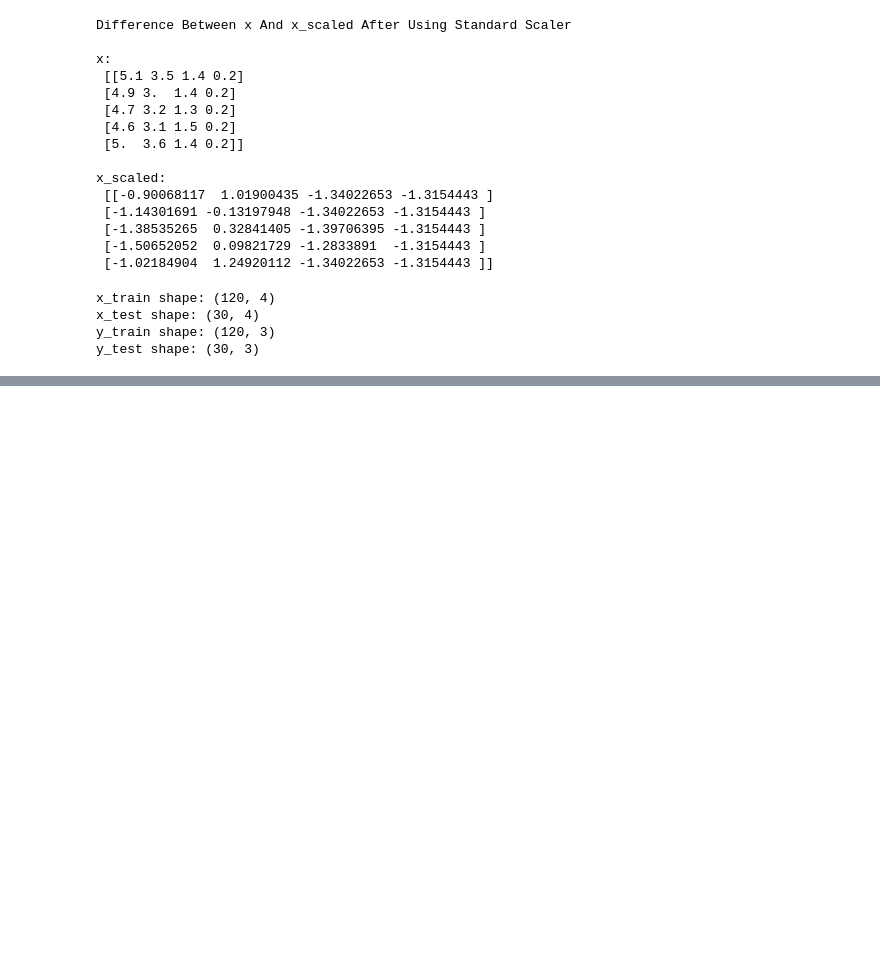
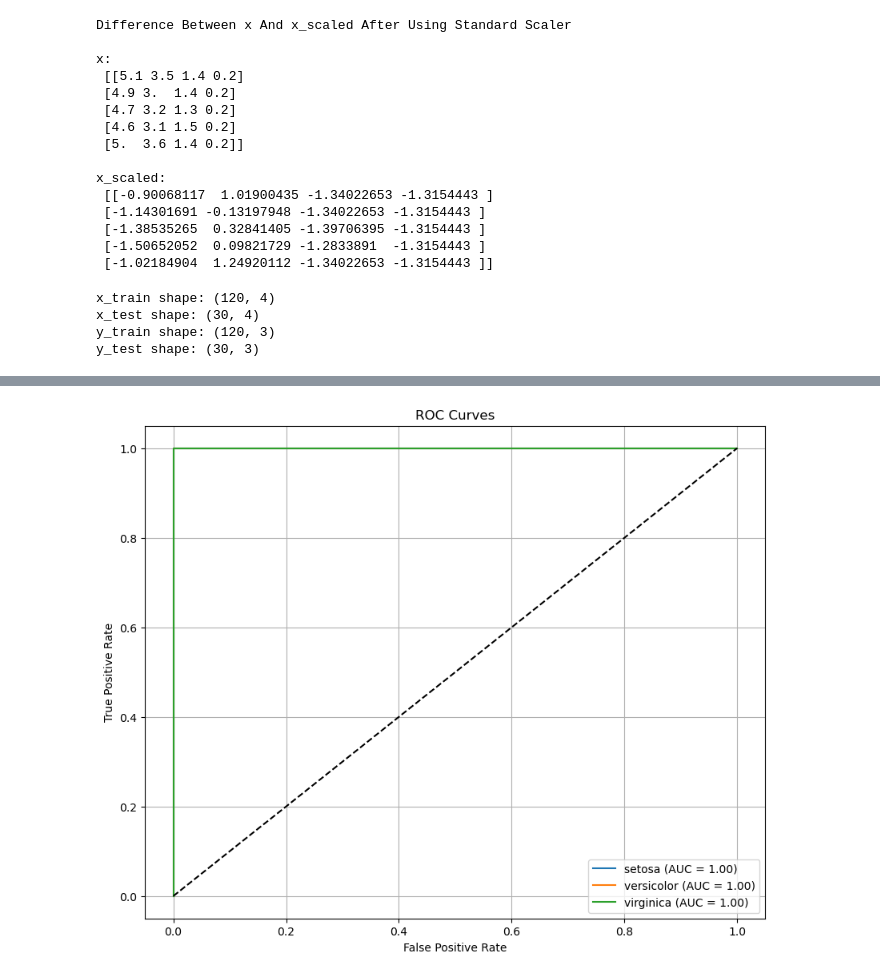
Before and after one commit to Ahmed0Harfoush/-CodeAlpha_Iris-Flower-Classification, a Jupyter notebook: _Iris_Flower_Classification.ipynb, the cells around one changed output, grey strips where cells are left out. Saved outputs shown, nothing was run; the diff lists cells and outputs as text; code cells hidden in the pictures; blank space fills up the shorter version.

```diff
--- a/_Iris_Flower_Classification.ipynb
+++ b/_Iris_Flower_Classification.ipynb
@@ -495,0 +599,83 @@ weighted avg       0.96      0.96      0.96        90
+# %%
+import numpy as np
+import matplotlib.pyplot as plt
+from sklearn.datasets import load_iris
+from sklearn.model_selection import train_test_split
+from sklearn.metrics import roc_curve, auc, confusion_matrix, ConfusionMatrixDisplay
+from tensorflow.keras.utils import to_categorical
+from tensorflow.keras.models import Sequential
+from tensorflow.keras.layers import Dense, Dropout
+from tensorflow.keras.callbacks import ReduceLROnPlateau, ModelCheckpoint, EarlyStopping
+
+# Load Iris dataset
+iris = load_iris()
+X = iris.data  # Shape: (150, 4)
+y = iris.target  # Integer labels (0, 1, 2)
+y_one_hot = to_categorical(y)  # One-hot encoded: (150, 3)
+classes = iris.target_names  # ['setosa', 'versicolor', 'virginica']
+
+# Split data
+X_train, X_test, y_train, y_test = train_test_split(X, y_one_hot, test_size=0.2, random_state=42)
+
+# Define model building function
+def build_advanced_model(input_dim, num_classes):
+    """Build a Keras model with dropout and regularization."""
+    model = Sequential([
+        Dense(64, activation='relu', input_shape=(input_dim,), kernel_regularizer='l2'),
+        Dropout(0.3),
+        Dense(32, activation='relu', kernel_regularizer='l2'),
+        Dropout(0.3),
+        Dense(num_classes, activation='softmax')
+    ])
+    model.compile(optimizer='adam', loss='categorical_crossentropy', metrics=['accuracy'])
+    return model
+
+# Build model with correct input dimension
+input_dim = X_train.shape[1]  # 4 features for Iris
+num_classes = y_train.shape[1]  # 3 classes
+model = build_advanced_model(input_dim, num_classes)
+
+# Callbacks
+early_stopping = EarlyStopping(monitor='val_loss', patience=10, restore_best_weights=True)
+reduce_lr = ReduceLROnPlateau(monitor='val_loss', factor=0.2, patience=5, min_lr=0.0001)
+checkpoint = ModelCheckpoint('best_model.keras', monitor='val_accuracy', save_best_only=True)
+
+# Train model
+EPOCHS = 50
+BATCH_SIZE = 32
+model.fit(X_train, y_train, epochs=EPOCHS, batch_size=BATCH_SIZE,
+          validation_split=0.2, callbacks=[early_stopping, reduce_lr, checkpoint])
+
+# Get predictions
+y_pred_proba = model.predict(X_test)  # Predicted probabilities: (n_samples, 3)
+
+# Define ROC plotting function
+def plot_multiclass_roc(y_true, y_pred_proba, classes, title='ROC Curves'):
+    """Plot ROC curves for multiclass classification."""
+    plt.figure(figsize=(10, 8))
+    for i, class_name in enumerate(classes):
+        # Ensure y_true is one-hot encoded for roc_curve
+        fpr, tpr, _ = roc_curve(y_true[:, i], y_pred_proba[:, i])
+        roc_auc = auc(fpr, tpr)
+        plt.plot(fpr, tpr, label=f'{class_name} (AUC = {roc_auc:.2f})')
+
+    plt.plot([0, 1], [0, 1], 'k--')
+    plt.xlabel('False Positive Rate')
+    plt.ylabel('True Positive Rate')
+    plt.title(title)
+    plt.legend(loc='lower right')
+    plt.grid(True)
+    plt.show()
+
+# Plot ROC curves
+plot_multiclass_roc(y_test, y_pred_proba, classes)
+
+# Confusion Matrix
+y_test_labels = np.argmax(y_test, axis=1)
+y_pred_labels = np.argmax(y_pred_proba, axis=1)
+cm = confusion_matrix(y_test_labels, y_pred_labels)
+disp = ConfusionMatrixDisplay(confusion_matrix=cm, display_labels=iris.target_names)
+disp.plot(cmap='Blues')
+plt.title('Confusion Matrix')
+plt.show()
+# %% [output]
@@ -495,0 +699 @@ weighted avg       0.96      0.96      0.96        90
+[figure, added]
```
Also changed, not shown: parts of 18 cells of this notebook.
